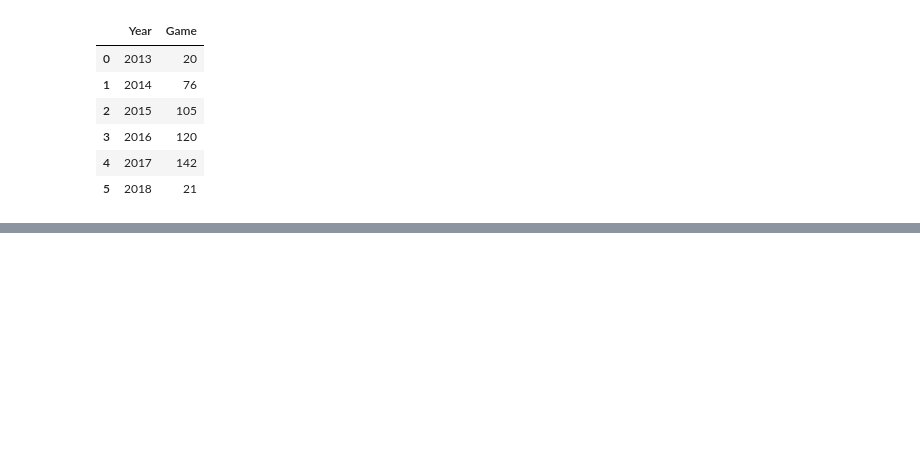
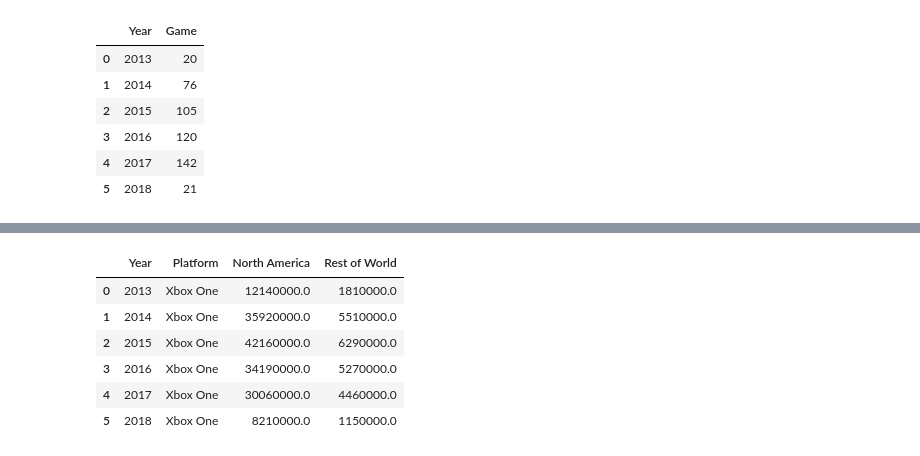
Before and after one commit to RomanoGameplay/Projeto2, a Jupyter notebook: functions/test_graph.ipynb, the cells around one changed output, grey strips where cells are left out. Cells and saved outputs as stored; diff of their text form; code cells hidden in the pictures; blank space fills up the shorter version.

```diff
--- a/functions/test_graph.ipynb
+++ b/functions/test_graph.ipynb
@@ -219,0 +312,10 @@ line(profit_per_year(df_xbox), x='Year', y='Global', title='Profit (Xbox One)')
+# %%
+df_xbox.groupby(['Year', 'Platform'], as_index=False)[['North America', 'Rest of World']].sum()
+# %% [output]
+|  | Year | Platform | North America | Rest of World |
+| 0 | 2013 | Xbox One | 12140000.0 | 1810000.0 |
+| 1 | 2014 | Xbox One | 35920000.0 | 5510000.0 |
+| 2 | 2015 | Xbox One | 42160000.0 | 6290000.0 |
+| 3 | 2016 | Xbox One | 34190000.0 | 5270000.0 |
+| 4 | 2017 | Xbox One | 30060000.0 | 4460000.0 |
+| 5 | 2018 | Xbox One | 8210000.0 | 1150000.0 |
```
Also changed, not shown: parts of 17 cells of this notebook.
